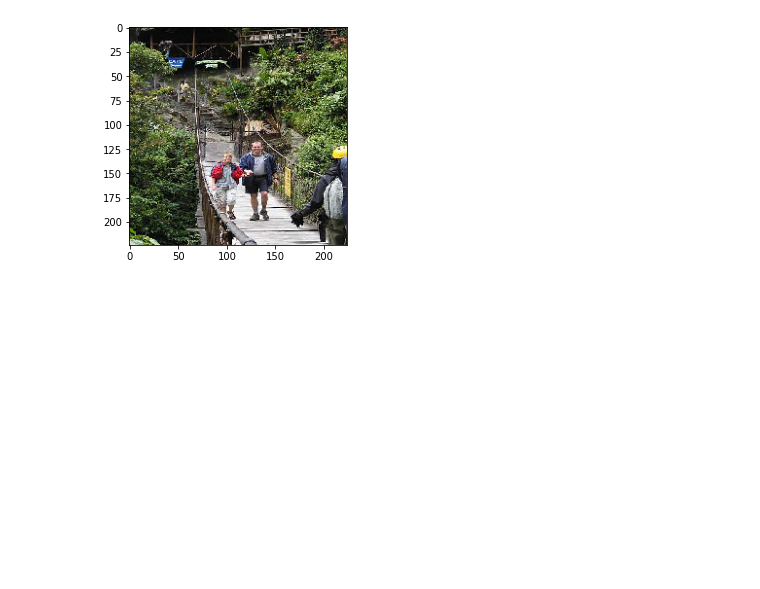
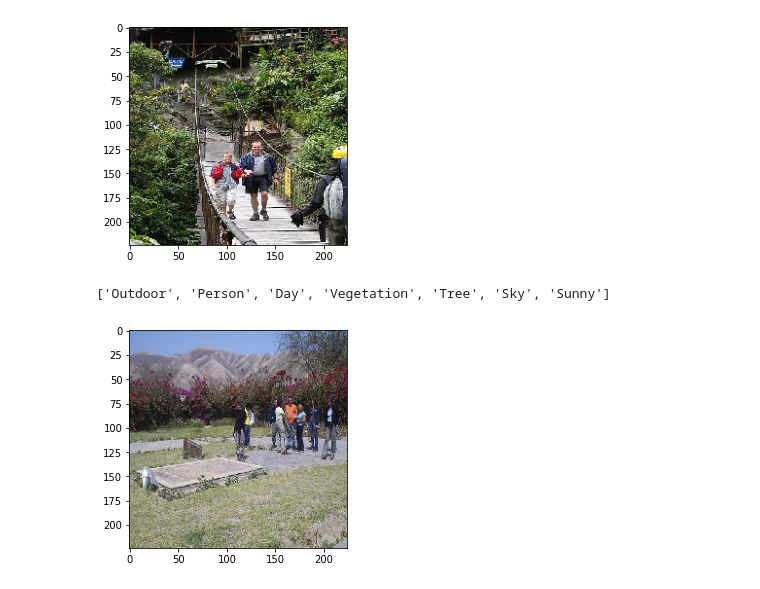
Before and after one commit to GuinaWeng/ML-project, a Jupyter notebook: Final_Project_Code.ipynb, the cells around one changed output. Cells and saved outputs as stored; diff of their text form; code cells hidden in the pictures; blank space fills up the shorter version.

```diff
--- a/Final_Project_Code.ipynb
+++ b/Final_Project_Code.ipynb
@@ -129,3 +129,8 @@ tags_prediction(str(testDF[0][14]))
 # %% [output]
 ['Outdoor', 'Person', 'Day', 'Vegetation']
 [figure]
+# %%
+tags_prediction(str(testDF[0][144]))
+# %% [output]
+['Outdoor', 'Person', 'Day', 'Vegetation', 'Tree', 'Sky', 'Sunny']
+[figure, added]
```
Also changed, not shown: parts of 5 cells of this notebook.
